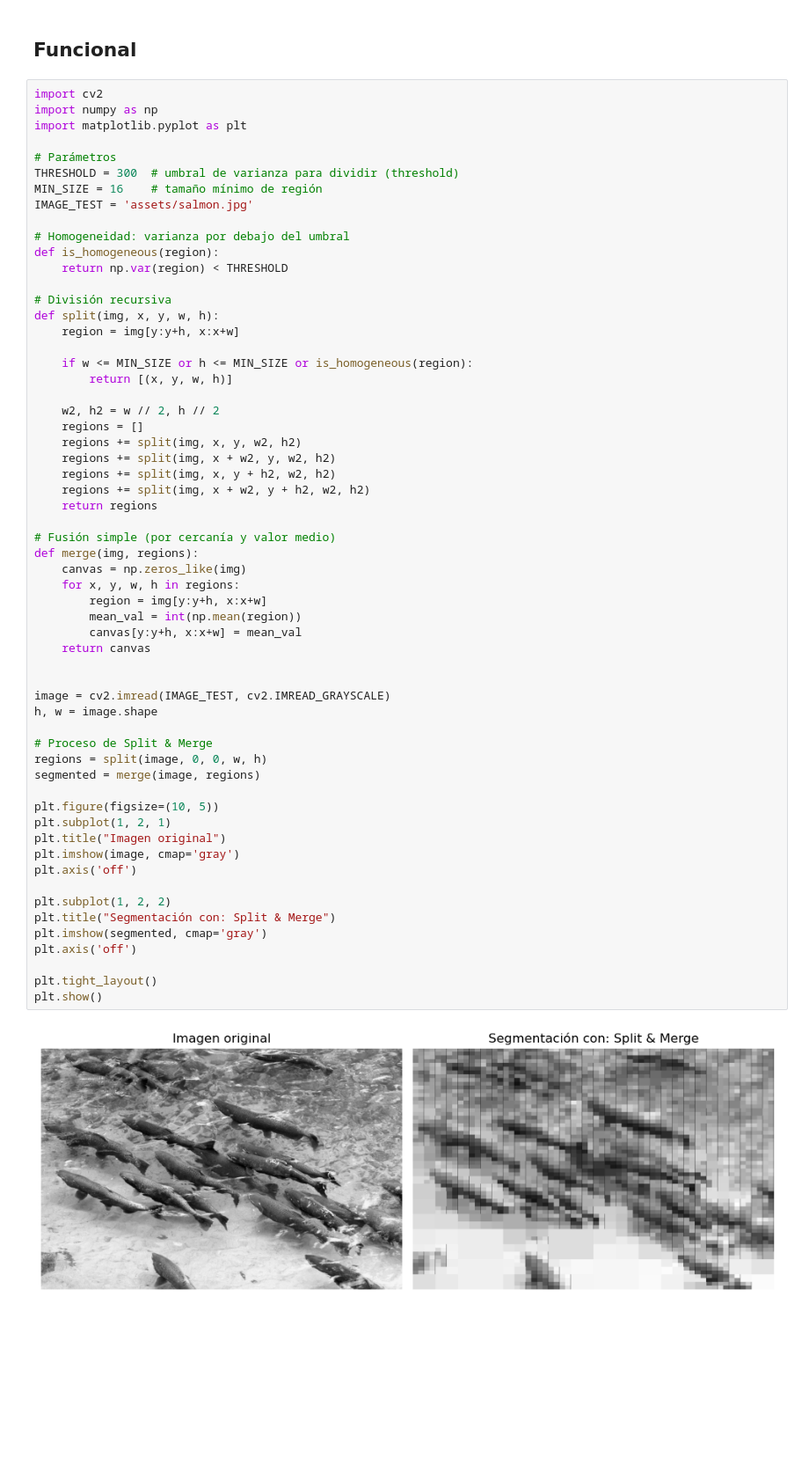
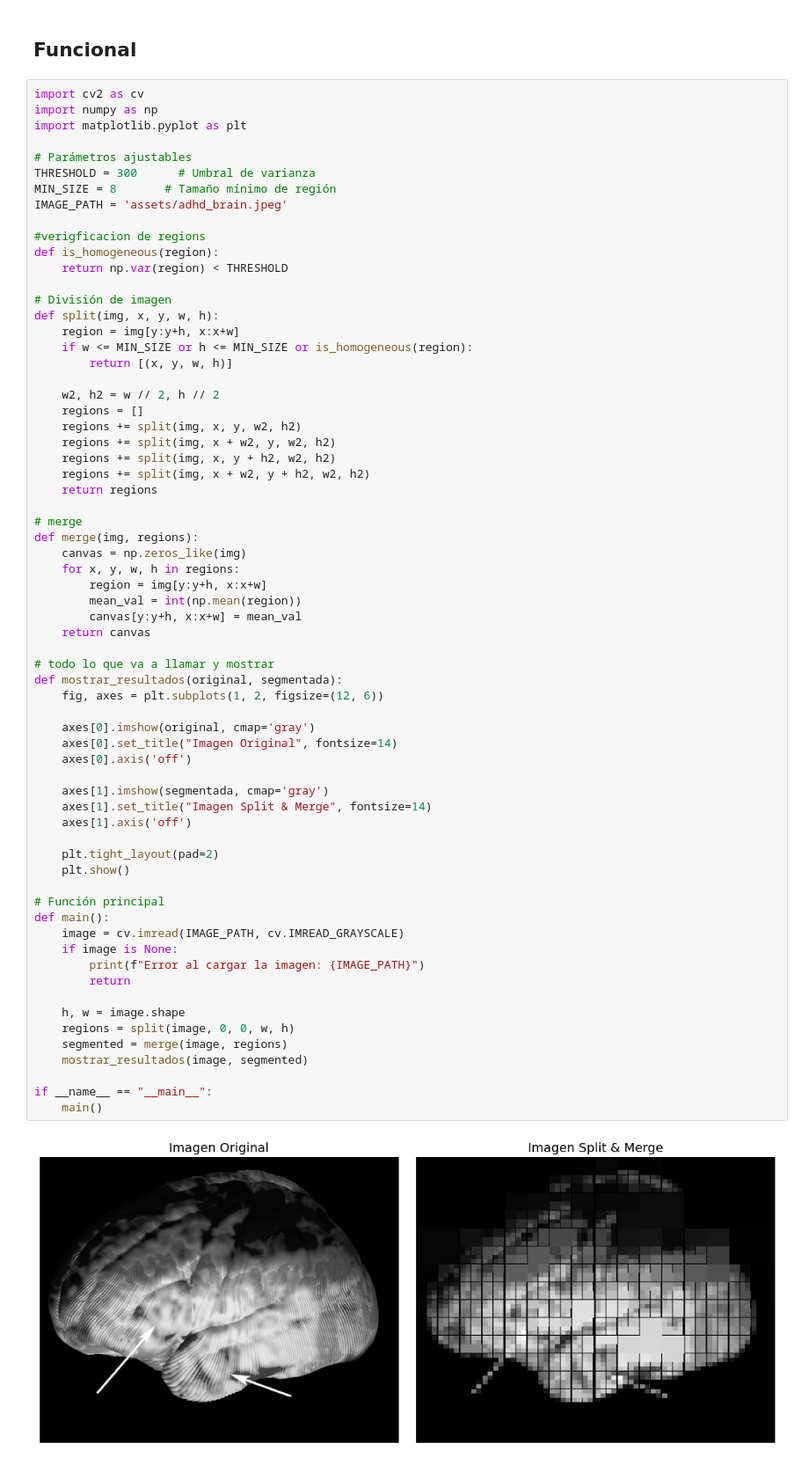
Before and after one commit to Lariicsa/pc_t3, a Jupyter notebook: split_and_merge.ipynb, the cells around one changed output. Shown: that part at 88% size. Saved outputs shown, nothing was run; the diff lists cells and outputs as text; blank space fills up the shorter version.

```diff
--- a/split_and_merge.ipynb
+++ b/split_and_merge.ipynb
@@ -1,63 +1,70 @@
 # %% [markdown]
 ## Funcional
 # %%
-import cv2
+import cv2 as cv
 import numpy as np
 import matplotlib.pyplot as plt
 
-# Parámetros
-THRESHOLD = 300  # umbral de varianza para dividir (threshold)
-MIN_SIZE = 16    # tamaño mínimo de región
-IMAGE_TEST = 'assets/salmon.jpg'
+# Parámetros ajustables
+THRESHOLD = 300      # Umbral de varianza
+MIN_SIZE = 8       # Tamaño mínimo de región
+IMAGE_PATH = 'assets/adhd_brain.jpeg'
 
-# Homogeneidad: varianza por debajo del umbral
+#verigficacion de regions
 def is_homogeneous(region):
     return np.var(region) < THRESHOLD
 
-# División recursiva
+# División de imagen
 def split(img, x, y, w, h):
     region = img[y:y+h, x:x+w]
-
     if w <= MIN_SIZE or h <= MIN_SIZE or is_homogeneous(region):
         return [(x, y, w, h)]
 
     w2, h2 = w // 2, h // 2
     regions = []
     regions += split(img, x, y, w2, h2)
     regions += split(img, x + w2, y, w2, h2)
     regions += split(img, x, y + h2, w2, h2)
     regions += split(img, x + w2, y + h2, w2, h2)
     return regions
 
-# Fusión simple (por cercanía y valor medio)
+# merge
 def merge(img, regions):
     canvas = np.zeros_like(img)
     for x, y, w, h in regions:
         region = img[y:y+h, x:x+w]
         mean_val = int(np.mean(region))
         canvas[y:y+h, x:x+w] = mean_val
     return canvas
 
+# todo lo que va a llamar y mostrar
+def mostrar_resultados(original, segmentada):
+    fig, axes = plt.subplots(1, 2, figsize=(12, 6))
 
-image = cv2.imread(IMAGE_TEST, cv2.IMREAD_GRAYSCALE)
-h, w = image.shape
+    axes[0].imshow(original, cmap='gray')
+    axes[0].set_title("Imagen Original", fontsize=14)
+    axes[0].axis('off')
 
-# Proceso de Split & Merge
-regions = split(image, 0, 0, w, h)
-segmented = merge(image, regions)
+    axes[1].imshow(segmentada, cmap='gray')
+    axes[1].set_title("Imagen Split & Merge", fontsize=14)
+    axes[1].axis('off')
 
-plt.figure(figsize=(10, 5))
-plt.subplot(1, 2, 1)
-plt.title("Imagen original")
-plt.imshow(image, cmap='gray')
-plt.axis('off')
+    plt.tight_layout(pad=2)
+    plt.show()
 
-plt.subplot(1, 2, 2)
-plt.title("Segmentación con: Split & Merge")
-plt.imshow(segmented, cmap='gray')
-plt.axis('off')
+# Función principal
+def main():
+    image = cv.imread(IMAGE_PATH, cv.IMREAD_GRAYSCALE)
+    if image is None:
+        print(f"Error al cargar la imagen: {IMAGE_PATH}")
+        return
 
-plt.tight_layout()
-plt.show()
+    h, w = image.shape
+    regions = split(image, 0, 0, w, h)
+    segmented = merge(image, regions)
+    mostrar_resultados(image, segmented)
+
+if __name__ == "__main__":
+    main()
 # %% [output]
-[figure, old version]
+[figure, new version]
```
Also changed, not shown: parts of 1 cell of this notebook, 3 other files.
